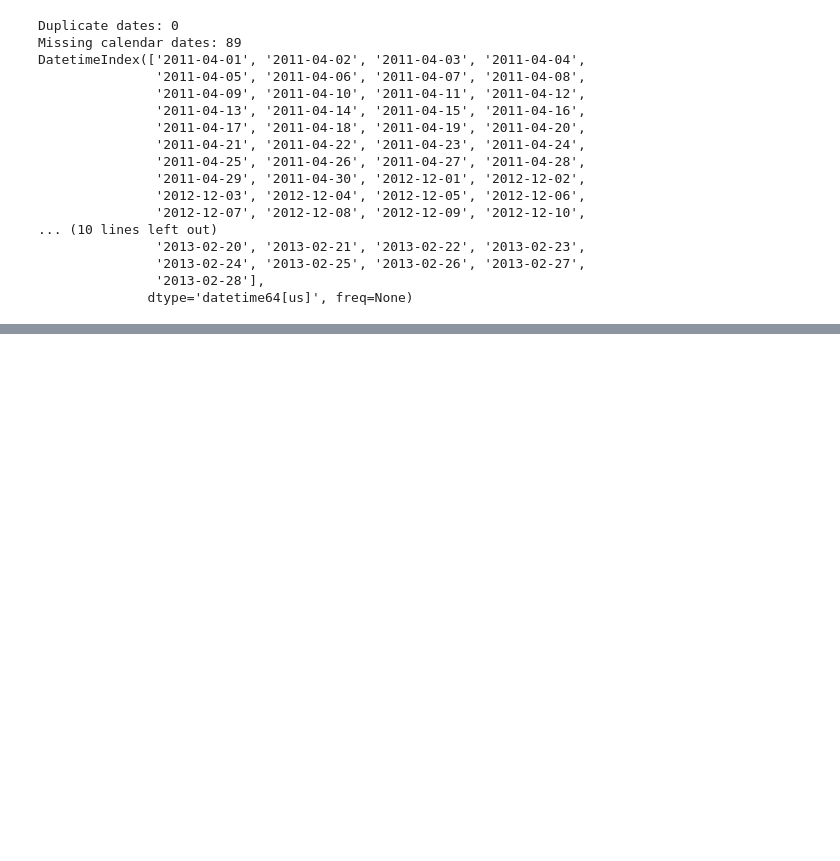
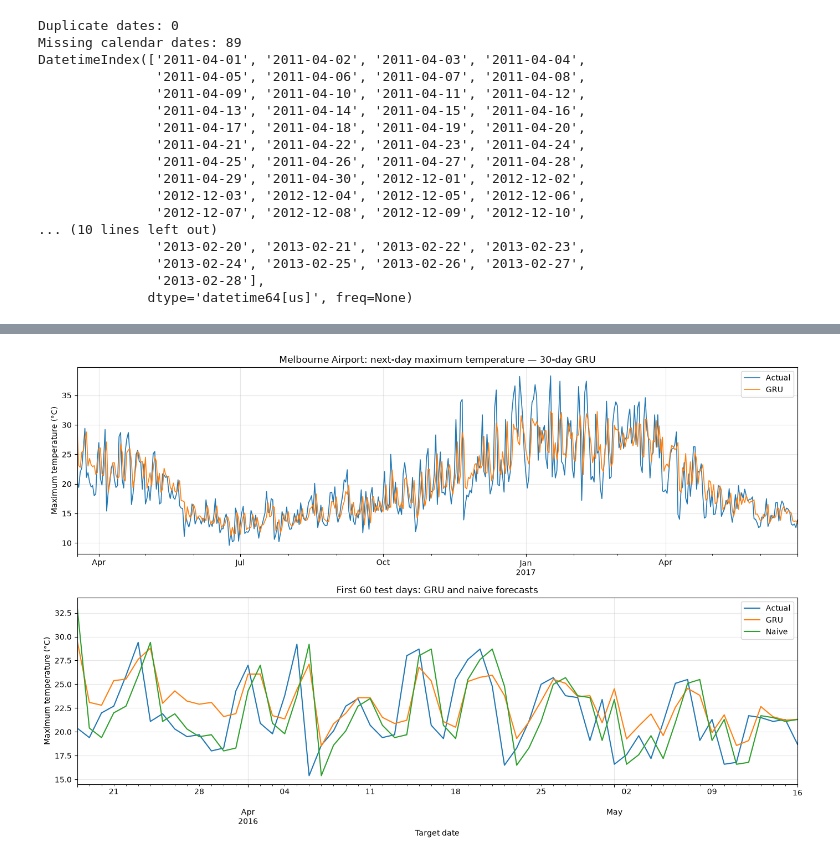
Before and after one commit to Mathematics-Masters-Monash/Time_Series_Univariate_Prediction, a Jupyter notebook: Assignment_3.ipynb, the cells around one changed output, grey strips where cells are left out. Drawn from its saved outputs; the diff is of its cells as text; code cells hidden in the pictures; blank space fills up the shorter version.

```diff
--- a/Assignment_3.ipynb
+++ b/Assignment_3.ipynb
@@ -149,0 +657,31 @@ data_melb_airport = (
+# %%
+test_forecasts = forecasts["test"]
+
+fig, axes = plt.subplots(2, 1, figsize=(14, 9))
+
+test_forecasts[["Actual", "GRU"]].plot(
+    ax=axes[0],
+    linewidth=1.2
+)
+
+axes[0].set_title(
+    f"Melbourne Airport: next-day maximum temperature "
+    f"— {best_window}-day GRU"
+)
+axes[0].set_ylabel("Maximum temperature (°C)")
+axes[0].grid(alpha=0.3)
+
+test_forecasts.iloc[:60].plot(
+    ax=axes[1],
+    linewidth=1.5
+)
+
+axes[1].set_title("First 60 test days: GRU and naive forecasts")
+axes[1].set_xlabel("Target date")
+axes[1].set_ylabel("Maximum temperature (°C)")
+axes[1].grid(alpha=0.3)
+
+plt.tight_layout()
+plt.show()
+# %% [output]
+[figure, added]
```
Also changed, not shown: parts of 21 cells of this notebook, 3 other files.
